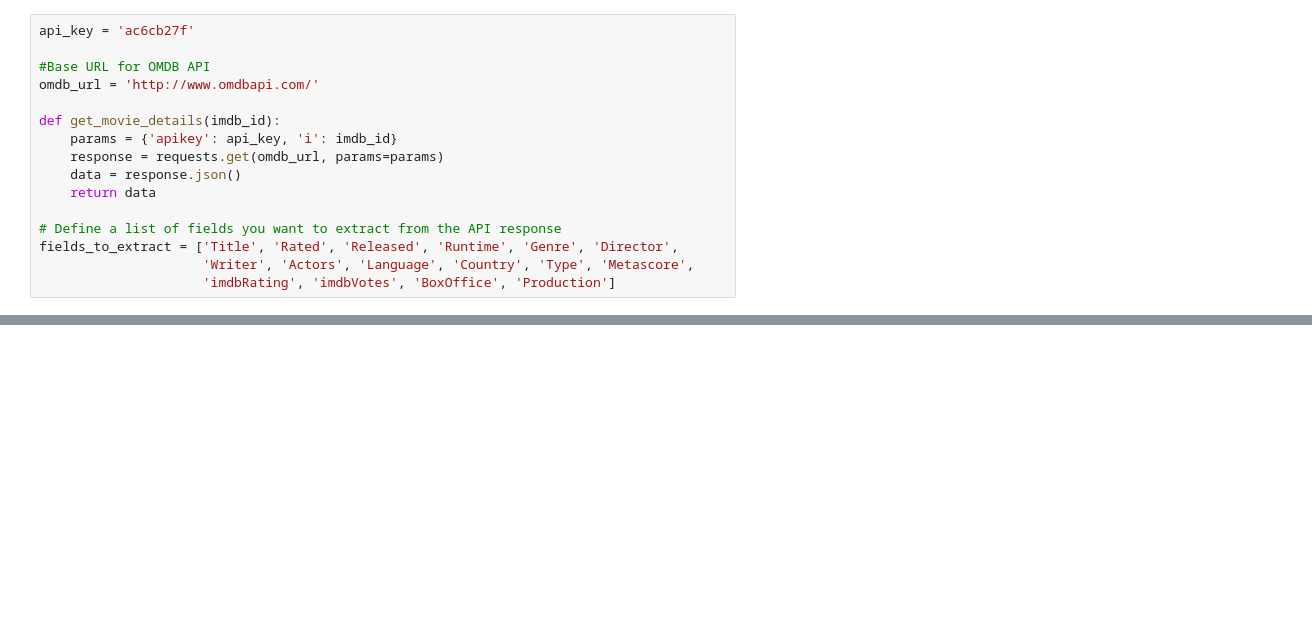
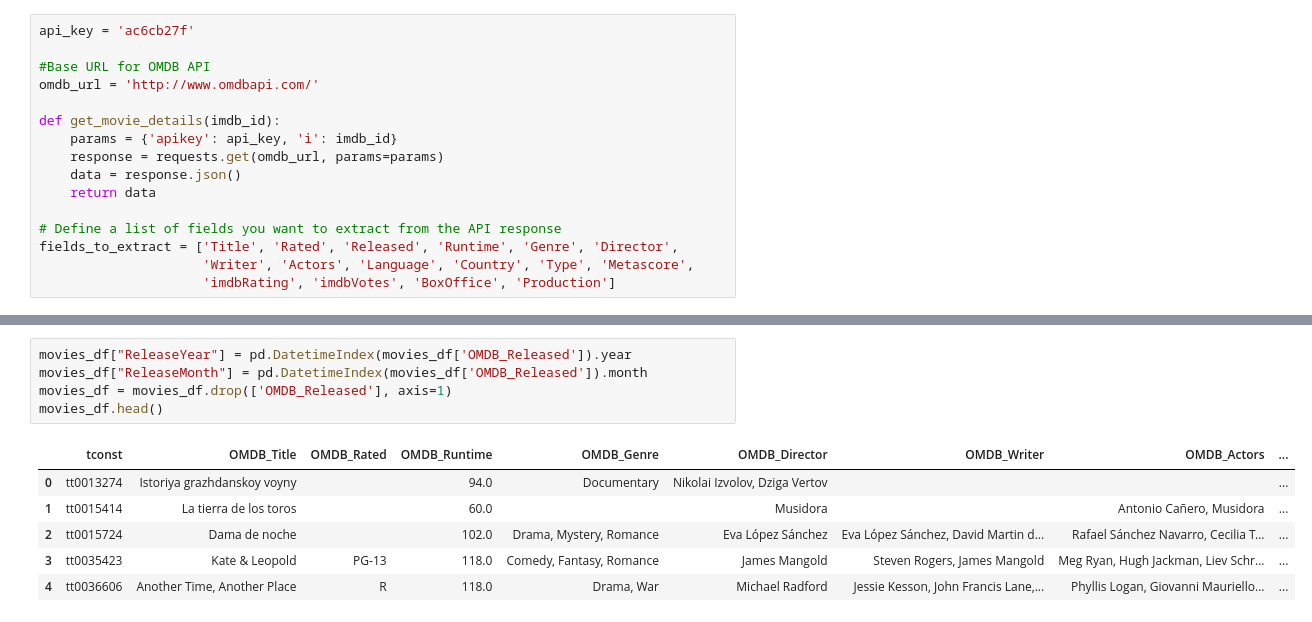
Before and after one commit to vt-bekah/Predicting_Movie_Ratings, a Jupyter notebook: data_collection3.ipynb, the cells around one changed output, grey strips where cells are left out. Drawn from its saved outputs; the diff is of its cells as text; blank space fills up the shorter version.

```diff
--- a/data_collection3.ipynb
+++ b/data_collection3.ipynb
@@ -41,0 +219,12 @@ print(df)
+# %%
+movies_df["ReleaseYear"] = pd.DatetimeIndex(movies_df['OMDB_Released']).year
+movies_df["ReleaseMonth"] = pd.DatetimeIndex(movies_df['OMDB_Released']).month
+movies_df = movies_df.drop(['OMDB_Released'], axis=1)
+movies_df.head()
+# %% [output]
+|  | tconst | OMDB_Title | OMDB_Rated | OMDB_Runtime | OMDB_Genre | OMDB_Director | OMDB_Writer | OMDB_Actors | ... |
+| 0 | tt0013274 | Istoriya grazhdanskoy voyny |  | 94.0 | Documentary | Nikolai Izvolov, Dziga Vertov |  |  | ... |
+| 1 | tt0015414 | La tierra de los toros |  | 60.0 |  | Musidora |  | Antonio Cañero, Musidora | ... |
+| 2 | tt0015724 | Dama de noche |  | 102.0 | Drama, Mystery, Romance | Eva López Sánchez | Eva López Sánchez, David Martin d... | Rafael Sánchez Navarro, Cecilia T... | ... |
+| 3 | tt0035423 | Kate & Leopold | PG-13 | 118.0 | Comedy, Fantasy, Romance | James Mangold | Steven Rogers, James Mangold | Meg Ryan, Hugh Jackman, Liev Schr... | ... |
+| 4 | tt0036606 | Another Time, Another Place | R | 118.0 | Drama, War | Michael Radford | Jessie Kesson, John Francis Lane,... | Phyllis Logan, Giovanni Mauriello... | ... |
```
Also changed, not shown: parts of 14 cells of this notebook, 3 other files.
